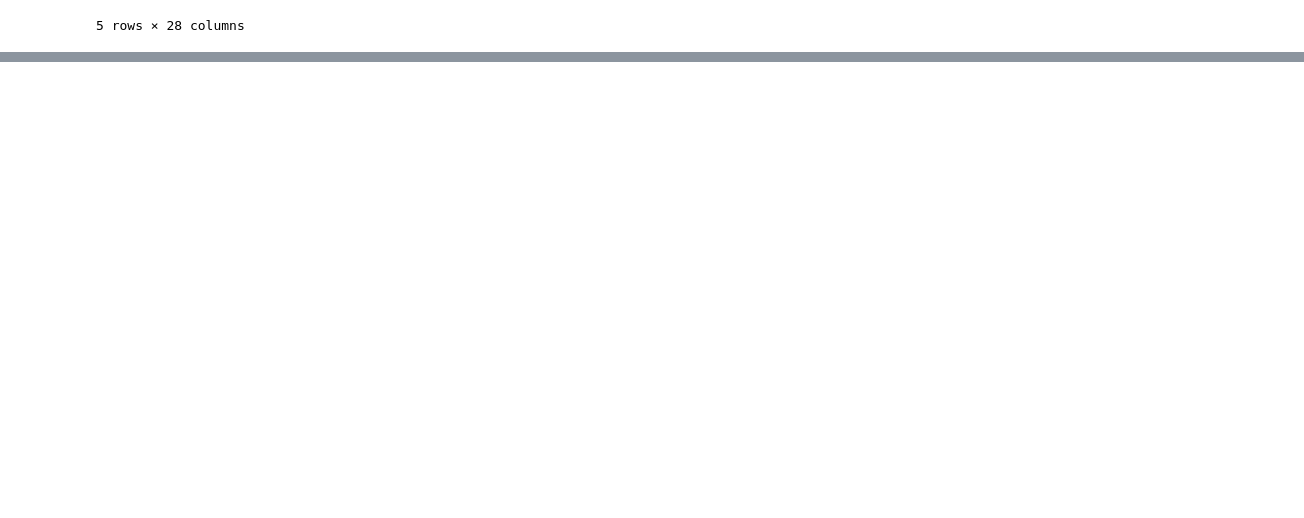
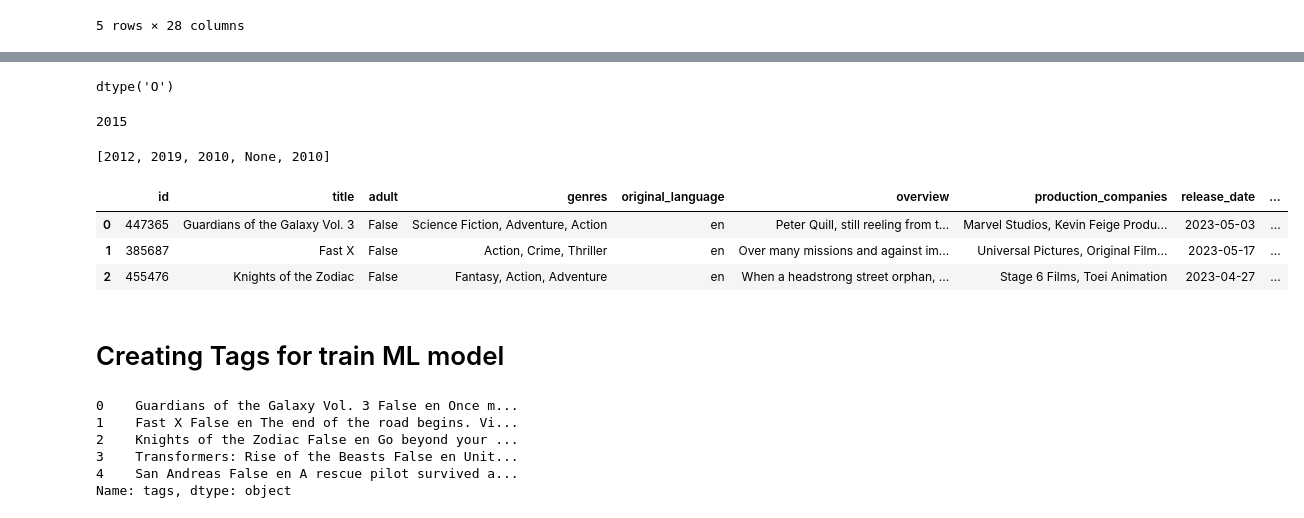
Before and after one commit to navneeet94/recommender-system, a Jupyter notebook: Movie-Recommender-Model.ipynb, the cells around one changed output, grey strips where cells are left out. Saved outputs shown, nothing was run; the diff lists cells and outputs as text; code cells hidden in the pictures; blank space fills up the shorter version.

```diff
--- a/Movie-Recommender-Model.ipynb
+++ b/Movie-Recommender-Model.ipynb
@@ -25,0 +99,4 @@ check_df.shape
+# %%
+movies_df['release_date'].dtype
+# %% [output]
+dtype('O')
@@ -25,0 +105,38 @@ check_df.shape
+# %%
+demo_date = '2015-11-20'
+demo_date_format = "%Y-%m-%d"
+demo_date = datetime.strptime(demo_date,demo_date_format)
+print(demo_date.year)
+# %% [output]
+2015
+# %%
+dummy_dates = ['2012-07-16','2019-08-15','2010-03-12','nan','2010-03-12']
+dummy_year = []
+for i in dummy_dates:
+    #print(i)
+    if i != 'nan':
+        date_year = datetime.strptime(i, "%Y-%m-%d")
+        dummy_year.append(date_year.year)
+    else:
+        dummy_year.append(None)
+
+print(dummy_year)
+# %% [output]
+[2012, 2019, 2010, None, 2010]
+# %%
+year = []
+for i in movies_df['release_date']:
+    if str(i) != 'nan':
+        release = datetime.strptime(str(i), "%Y-%m-%d")
+        year.append(str(release.year))
+    else:
+        year.append(None)
+# print(year)
+movies_df['year'] = year
+# %%
+movies_df.head(3)
+# %% [output]
+|  | id | title | adult | genres | original_language | overview | production_companies | release_date | ... |
+| 0 | 447365 | Guardians of the Galaxy Vol. 3 | False | Science Fiction, Adventure, Action | en | Peter Quill, still reeling from t... | Marvel Studios, Kevin Feige Produ... | 2023-05-03 | ... |
+| 1 | 385687 | Fast X | False | Action, Crime, Thriller | en | Over many missions and against im... | Universal Pictures, Original Film... | 2023-05-17 | ... |
+| 2 | 455476 | Knights of the Zodiac | False | Fantasy, Action, Adventure | en | When a headstrong street orphan, ... | Stage 6 Films, Toei Animation | 2023-04-27 | ... |
@@ -25,0 +145,12 @@ check_df.shape
+# %% [markdown]
+# Creating Tags for train ML model
+# %%
+movies_df['tags'] =movies_df['title']+" "+movies_df['adult']+" "+movies_df['original_language']+" "+movies_df['tagline']+" "+movies_df['cast']+" "+movies_df['director']
+movies_df['tags'].head(5)
+# %% [output]
+0    Guardians of the Galaxy Vol. 3 False en Once m...
+1    Fast X False en The end of the road begins. Vi...
+2    Knights of the Zodiac False en Go beyond your ...
+3    Transformers: Rise of the Beasts False en Unit...
+4    San Andreas False en A rescue pilot survived a...
+Name: tags, dtype: object
```
Also changed, not shown: parts of 18 cells of this notebook, 32 other files.
